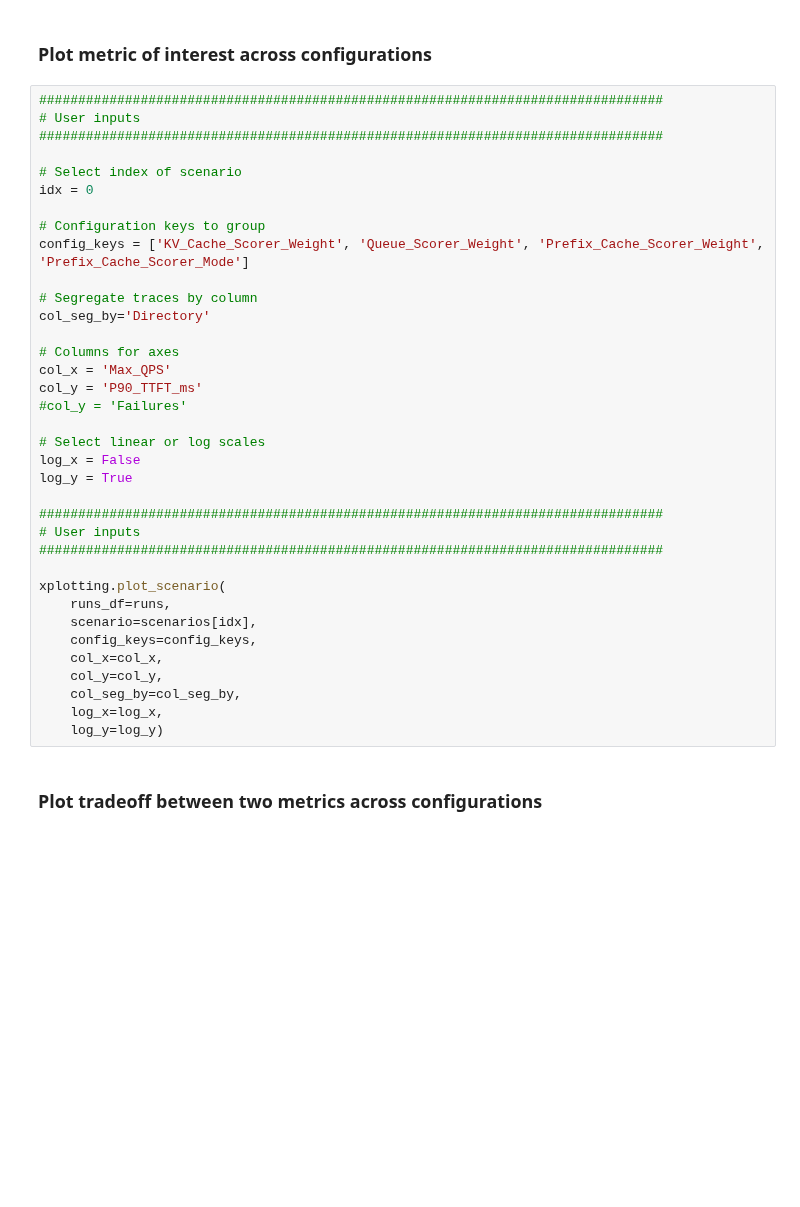
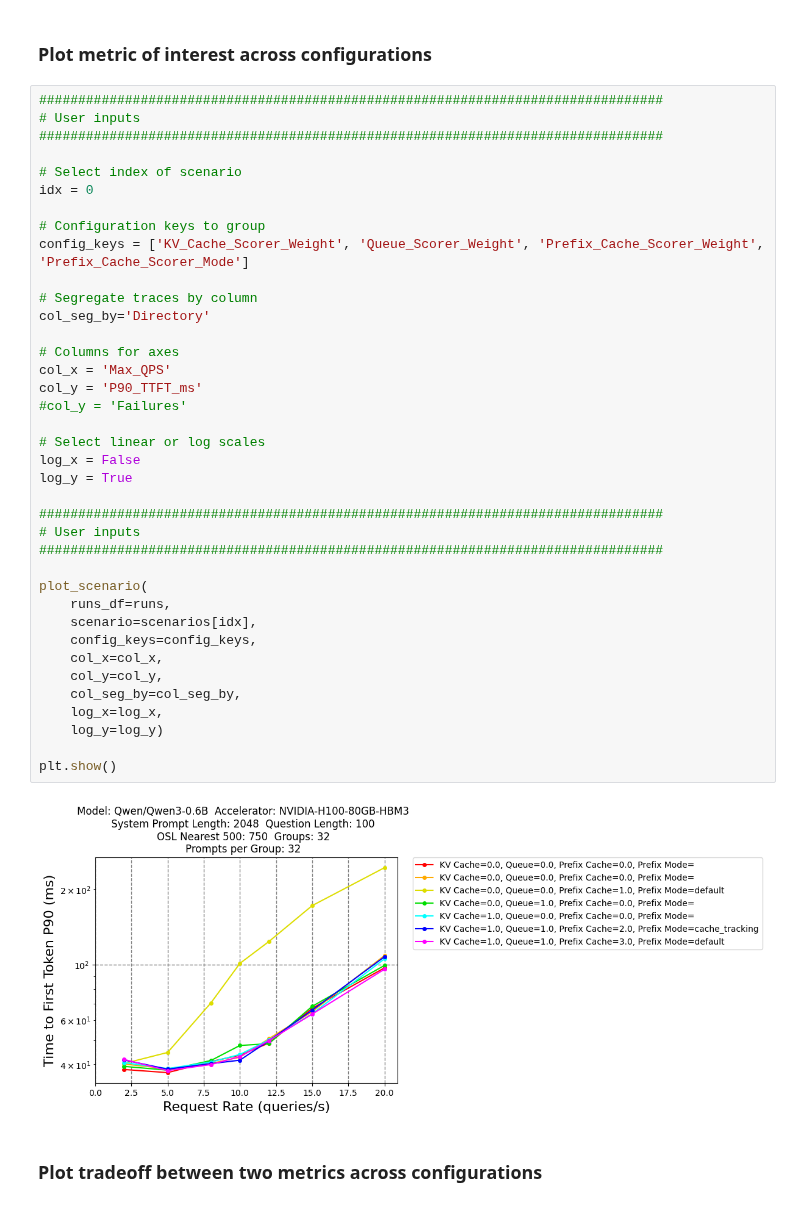
Before and after one commit to llm-d/llm-d-benchmark, a Jupyter notebook: analysis/analysis.ipynb, the cells around one changed output. Drawn from its saved outputs; the diff is of its cells as text; blank space fills up the shorter version.

```diff
--- a/analysis/analysis.ipynb
+++ b/analysis/analysis.ipynb
@@ -257,34 +278,38 @@ xp.print_scenarios(scenarios, runs, min_count)
 # Select index of scenario
 idx = 0
 
 # Configuration keys to group
 config_keys = ['KV_Cache_Scorer_Weight', 'Queue_Scorer_Weight', 'Prefix_Cache_Scorer_Weight', 'Prefix_Cache_Scorer_Mode']
 
 # Segregate traces by column
 col_seg_by='Directory'
 
 # Columns for axes
 col_x = 'Max_QPS'
 col_y = 'P90_TTFT_ms'
 #col_y = 'Failures'
 
 # Select linear or log scales
 log_x = False
 log_y = True
 
 ################################################################################
 # User inputs
 ################################################################################
 
-xplotting.plot_scenario(
+plot_scenario(
     runs_df=runs,
     scenario=scenarios[idx],
     config_keys=config_keys,
     col_x=col_x,
     col_y=col_y,
     col_seg_by=col_seg_by,
     log_x=log_x,
     log_y=log_y)
+
+plt.show()
+# %% [output]
+[figure, added]
 # %% [markdown]
 ### Plot tradeoff between two metrics across configurations
 # %%
```
Also changed, not shown: parts of 8 cells of this notebook.
